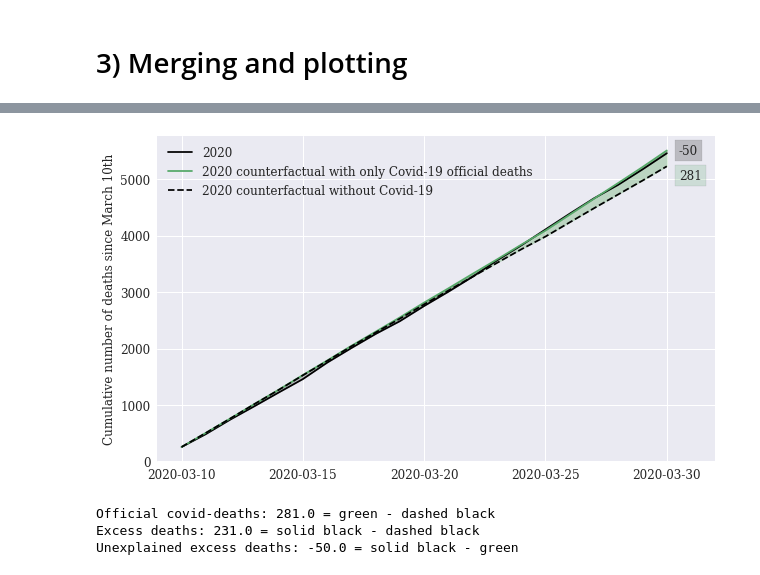
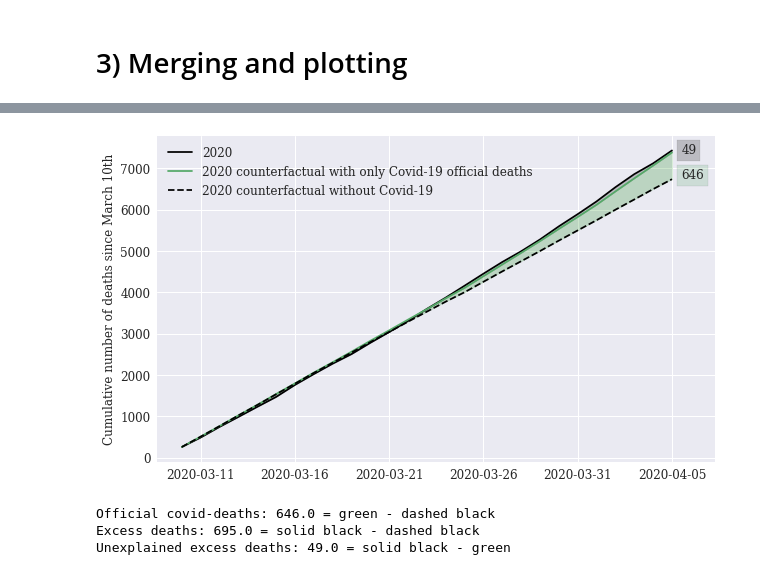
Before and after one commit to sebastianhohmann/covid19_total_death, a Jupyter notebook: sweden/SW_counterfactual.ipynb, the cells around one changed output, grey strips where cells are left out. Drawn from its saved outputs; the diff is of its cells as text; code cells hidden in the pictures.

Commit message:
updated Sweden to 2020-04-05

```diff
--- a/sweden/SW_counterfactual.ipynb
+++ b/sweden/SW_counterfactual.ipynb
@@ -46,7 +46,7 @@ df['month'] = df.manad.apply(lambda x: convert_months(x))
 df = df.drop(['DagMånad', 'manad'], axis=1)
 df['date'] = "2020-" + df['month'] + "-" + df['day']
 df['date']  =  pd.to_datetime(df['date'] , format='%Y%m%d', errors='ignore')
-df = df[(df.date >= '2020-03-10') & (df.date <= '2020-03-30')].reset_index(drop=True)
+df = df[(df.date >= '2020-03-10') & (df.date <= '2020-04-05')].reset_index(drop=True)
 df = df.drop(['day', 'month'], axis=1)
 df.columns = ['{}'.format(yr) for yr in range(2015, 2021)] + ['date']
 # %% [markdown]
@@ -114,43 +134,43 @@ ax.plot(df.index,
         df['counterfactual'],
         label='2020 counterfactual without Covid-19',
         color='black',
         linestyle = '--')
 
-ax.set_xticks(df.index[[0,5,10,15,20]])
+ax.set_xticks(df.index[[1,6,11,16,21,26]])
 ax.fill_between(df.index, df['cs_2020'], df['counterfactual_2020_covid'], color='black', alpha='0.2')
 ax.fill_between(df.index, df['counterfactual_2020_covid'], df['counterfactual'], color='green', alpha='0.2')
 
 ax.set_ylabel('Cumulative number of deaths since March 10th',size=12)
 ax.tick_params(axis='both', which='major', labelsize=12)
 
 ax.legend(loc='upper left',
           fontsize=12)
 
 plot_margin = 1
 
 x0, x1, y0, y1 = plt.axis()
 plt.axis((x0,
           x1 + plot_margin,
           y0,
           y1))
 
-plt.text(20.5, 5000, '{}'.format(int(round(df.iloc[-1, 2] - df.iloc[-1, 1]))),
+plt.text(26.5, 6750, '{}'.format(int(round(df.iloc[-1, 2] - df.iloc[-1, 1]))),
          bbox=dict(facecolor=palette[1], alpha=0.2), size=12)
 
 
-plt.text(20.5, 5450, '{}'.format(int(round(df.iloc[-1, 0] - df.iloc[-1, 2]))),
+plt.text(26.5, 7350, '{}'.format(int(round(df.iloc[-1, 0] - df.iloc[-1, 2]))),
          bbox=dict(facecolor='black', alpha=0.2), size=12)
 
 plt.show()
 
-f.savefig('_sweden.png', bbox_inches='tight', dpi=100)
+f.savefig('_sweden.pdf', bbox_inches='tight', dpi=100)
 # %% [output]
-[figure, old version]
+[figure, new version]
 # %%
 print('Official covid-deaths: {} = green - dashed black'.format(round(df.iloc[-1, 2] - df.iloc[-1, 1])))
 print('Excess deaths: {} = solid black - dashed black'.format(round(df.iloc[-1, 0] - df.iloc[-1, 1])))
 print('Unexplained excess deaths: {} = solid black - green'.format(round(df.iloc[-1, 0] - df.iloc[-1, 2])))
 # %% [output]
-Official covid-deaths: 281.0 = green - dashed black
-Excess deaths: 231.0 = solid black - dashed black
-Unexplained excess deaths: -50.0 = solid black - green
+Official covid-deaths: 646.0 = green - dashed black
+Excess deaths: 695.0 = solid black - dashed black
+Unexplained excess deaths: 49.0 = solid black - green
```
Also changed, not shown: parts of 2 cells of this notebook, 3 other files.
